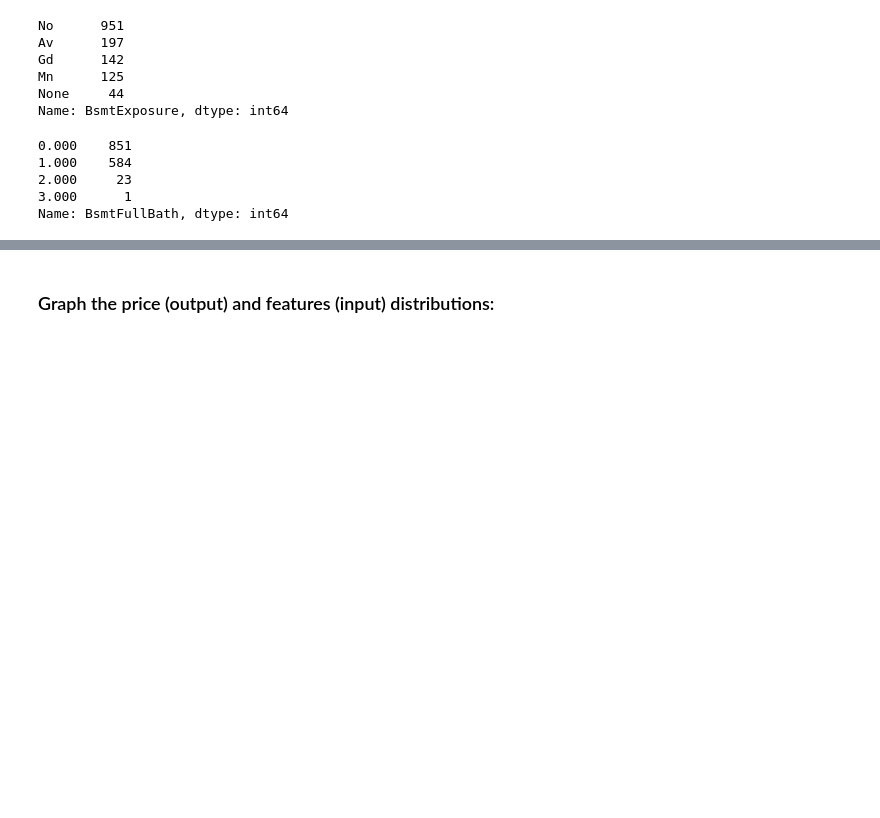
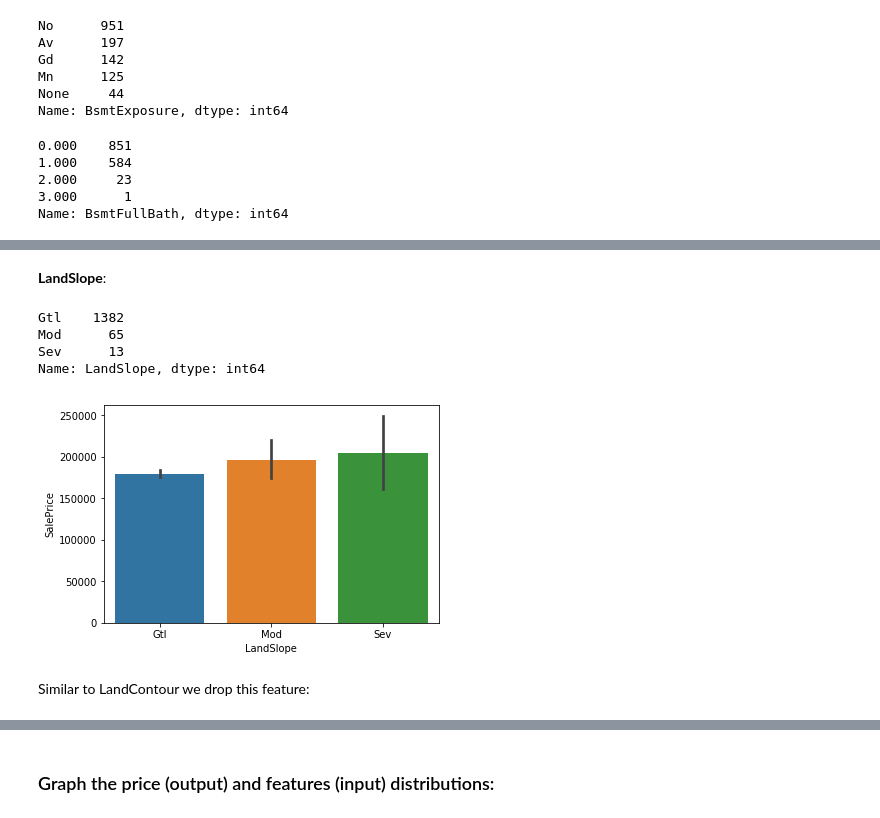
Before and after one commit to hamedrazavi/house_price_prediction_kaggle, a Jupyter notebook: house_prices_prediction_kaggle.ipynb, the cells around one changed output, grey strips where cells are left out. Saved outputs shown, nothing was run; the diff lists cells and outputs as text; code cells hidden in the pictures; blank space fills up the shorter version.

```diff
--- a/house_prices_prediction_kaggle.ipynb
+++ b/house_prices_prediction_kaggle.ipynb
@@ -201,0 +286,13 @@ Transform categorial type features to numeric:
+# %% [markdown]
+**LandSlope**:
+# %%
+sns.barplot(x = trData['LandSlope'], y = trData['SalePrice'])
+print(trData['LandSlope'].value_counts())
+# %% [output]
+Gtl    1382
+Mod      65
+Sev      13
+Name: LandSlope, dtype: int64
+[figure, added]
+# %% [markdown]
+Similar to LandContour we drop this feature:
```
Also changed, not shown: parts of 83 cells of this notebook.
